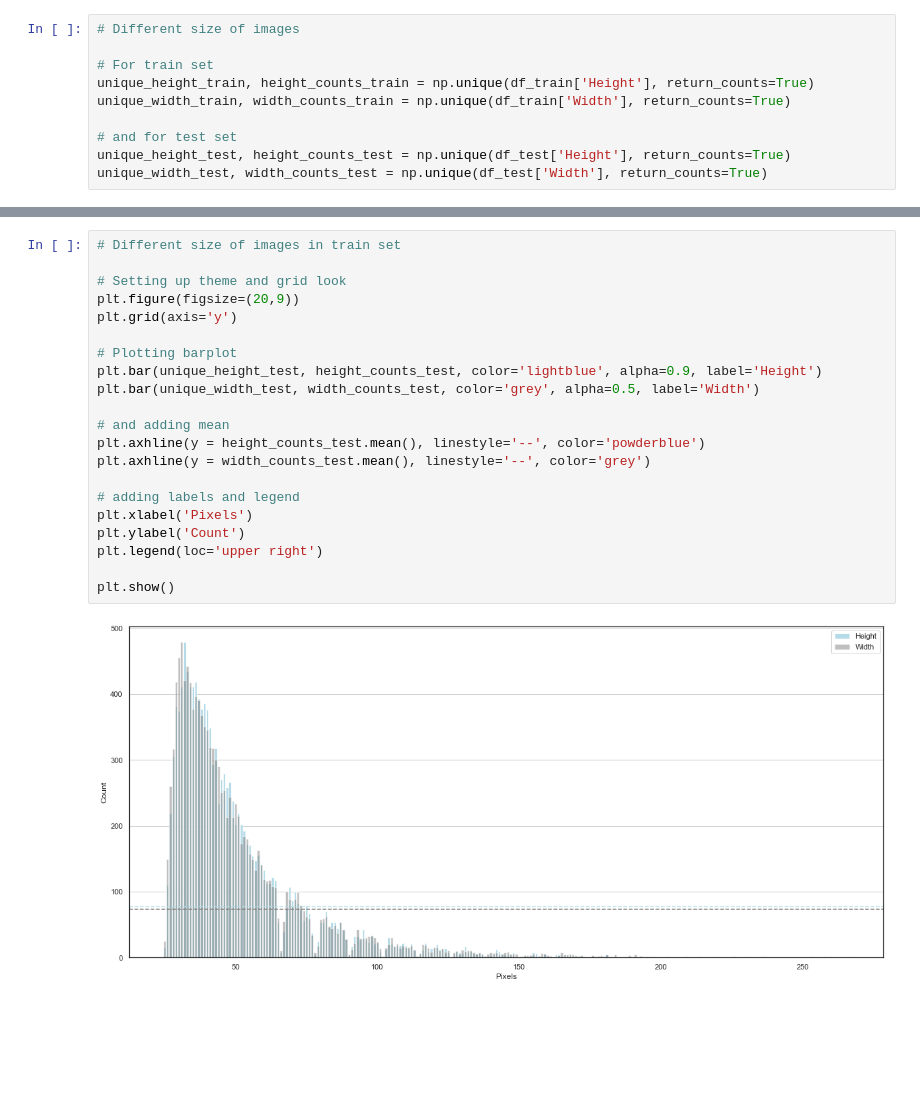
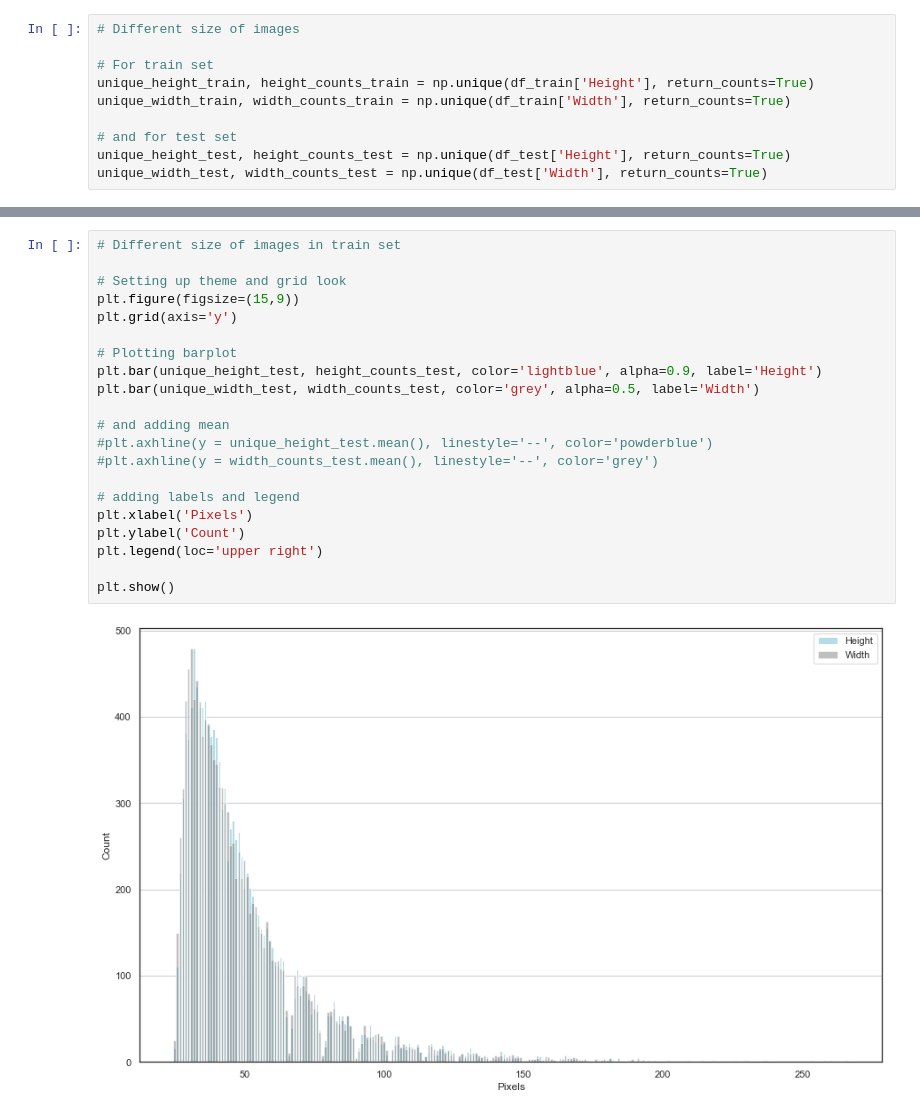
Before and after one commit to imarekkus/Master-s_Thesis, a Jupyter notebook: kody/EDA.ipynb, the cells around one changed output, grey strips where cells are left out. Drawn from its saved outputs; the diff is of its cells as text; blank space fills up the shorter version.

```diff
--- a/kody/EDA.ipynb
+++ b/kody/EDA.ipynb
@@ -337,23 +337,23 @@ plt.show()
 # %%
 # Different size of images in train set
 
 # Setting up theme and grid look
-plt.figure(figsize=(20,9))
+plt.figure(figsize=(15,9))
 plt.grid(axis='y')
 
 # Plotting barplot
 plt.bar(unique_height_test, height_counts_test, color='lightblue', alpha=0.9, label='Height')
 plt.bar(unique_width_test, width_counts_test, color='grey', alpha=0.5, label='Width')
 
 # and adding mean
-plt.axhline(y = height_counts_test.mean(), linestyle='--', color='powderblue')
-plt.axhline(y = width_counts_test.mean(), linestyle='--', color='grey')
+#plt.axhline(y = unique_height_test.mean(), linestyle='--', color='powderblue')
+#plt.axhline(y = width_counts_test.mean(), linestyle='--', color='grey')
 
 # adding labels and legend
 plt.xlabel('Pixels')
 plt.ylabel('Count')
 plt.legend(loc='upper right')
 
 plt.show()
 # %% [output]
-[figure, old version]
+[figure, new version]
```
Also changed, not shown: parts of 1 cell of this notebook.
